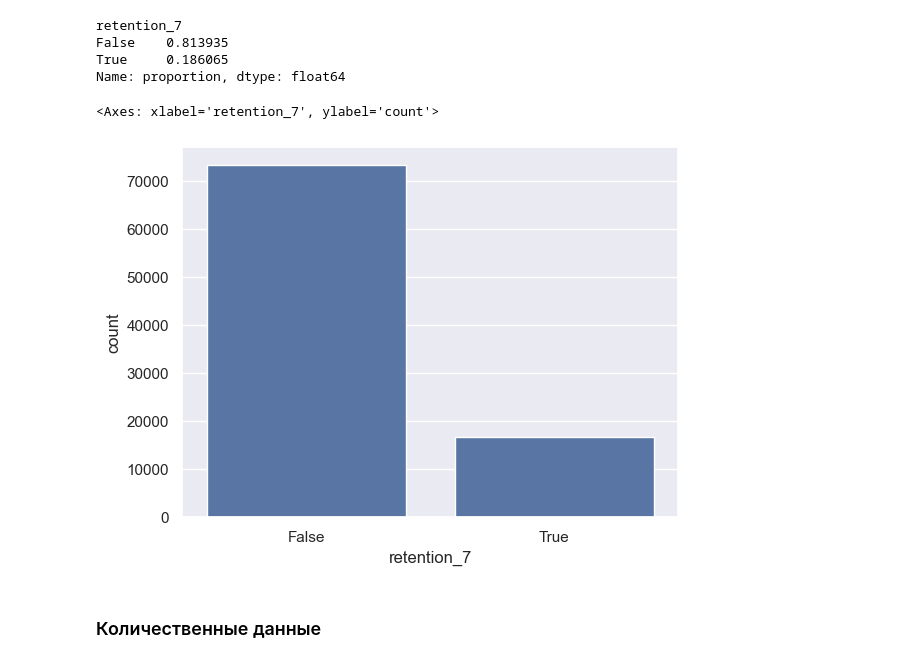
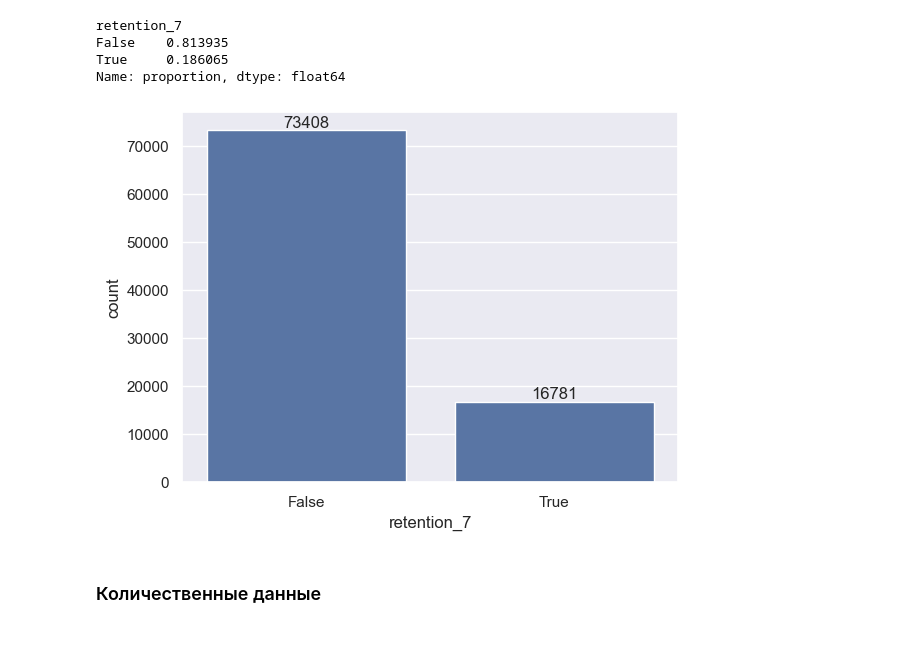
Before and after one commit to sashareva/A-B-testing-EDA, a Jupyter notebook: A B testing. EDA.ipynb, the cells around one changed output. Cells and saved outputs as stored; diff of their text form; code cells hidden in the pictures.

```diff
--- a/A B testing. EDA.ipynb
+++ b/A B testing. EDA.ipynb
@@ -160,5 +161,7 @@ gate_30    0.495626
 Name: proportion, dtype: float64
 # %%
 # Визуализация количества записей в столбце 'version'
-sns.countplot(x = 'version', data = df)
+ax = sns.countplot(data = df, x = 'version')
+for label in ax.containers:
+    ax.bar_label(label)
 # %% [output]
@@ -187,0 +184,5 @@ sns.countplot(x = 'retention_1', data = df)
+# %%
+# Визуализация количества записей в столбце 'retention_1'
+ax = sns.countplot(data = df, x = 'retention_1')
+for label in ax.containers:
+    ax.bar_label(label)
@@ -202,10 +205,11 @@ True     0.186065
 Name: proportion, dtype: float64
 # %%
 # Визуализация количества записей в столбце 'retention_7'
-sns.countplot(x = 'retention_7', data = df)
+ax = sns.countplot(x = 'retention_7', data = df)
+for label in ax.containers:
+    ax.bar_label(label)
 # %% [output]
-<Axes: xlabel='retention_7', ylabel='count'>
-[figure, old version]
+[figure, new version]
 # %% [markdown]
 ### Количественные данные
 # %% [markdown]
```
Also changed, not shown: parts of 79 cells of this notebook.
